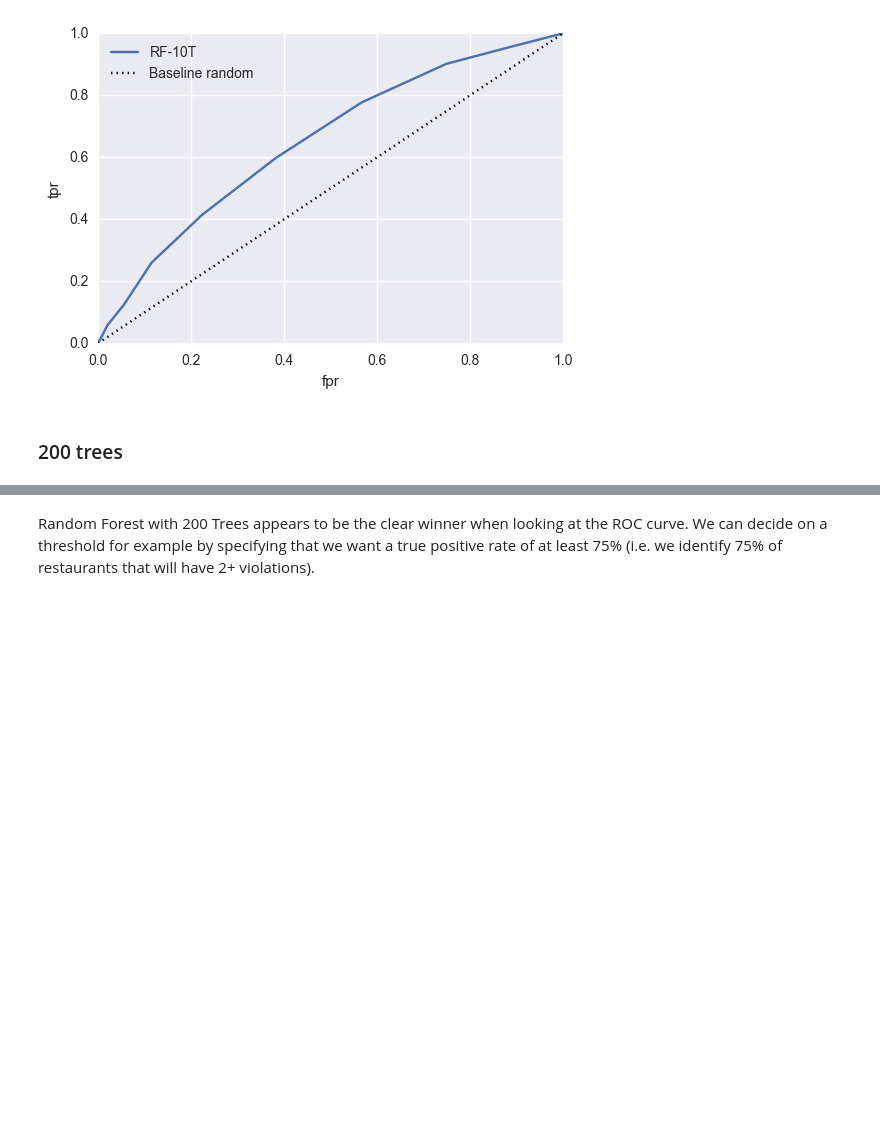
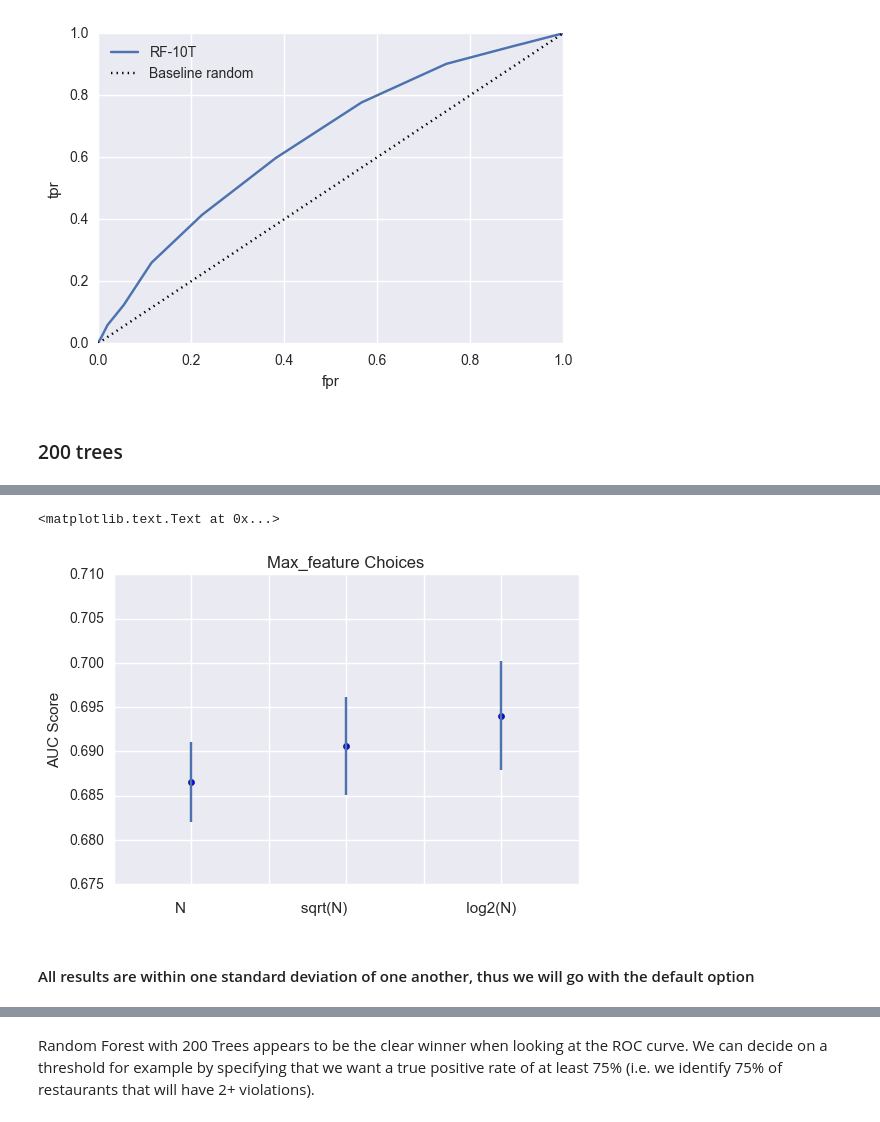
Before and after one commit to jchelmers/urban-data-project, a Jupyter notebook: Consolidate_New_Features_Jon.ipynb, the cells around one changed output, grey strips where cells are left out. Cells and saved outputs as stored; diff of their text form; code cells hidden in the pictures; blank space fills up the shorter version.

```diff
--- a/Consolidate_New_Features_Jon.ipynb
+++ b/Consolidate_New_Features_Jon.ipynb
@@ -372,0 +414,22 @@ AUC: 0.688 (+/- 0.006)
+# %%
+max_feats = [None, "sqrt", "log2"]
+
+means = np.zeros(3)
+stds = np.zeros(3)
+for i in range(3):
+    gbc = ensemble.GradientBoostingClassifier(subsample=0.4, max_features=max_feats[i])
+    scores_gbc.append(model_selection.cross_val_score(gbc,X_train_norm,y_train, cv=5, scoring='roc_auc'))
+    means[i] = scores_gbc[i].mean()
+    stds[i] = scores_gbc[i].std()
+# %%
+plt.scatter(np.arange(3),means)
+plt.errorbar(np.arange(3),means,yerr=stds, ls=' ')
+plt.xlabel('N                           sqrt(N)                            log2(N)')
+plt.gca().set_xticklabels([])
+plt.ylabel('AUC Score')
+plt.title('Max_feature Choices')
+# %% [output]
+<matplotlib.text.Text at 0x...>
+[figure, added]
+# %% [markdown]
+#### All results are within one standard deviation of one another, thus we will go with the default option
```
Also changed, not shown: parts of 30 cells of this notebook, 1 other file.
